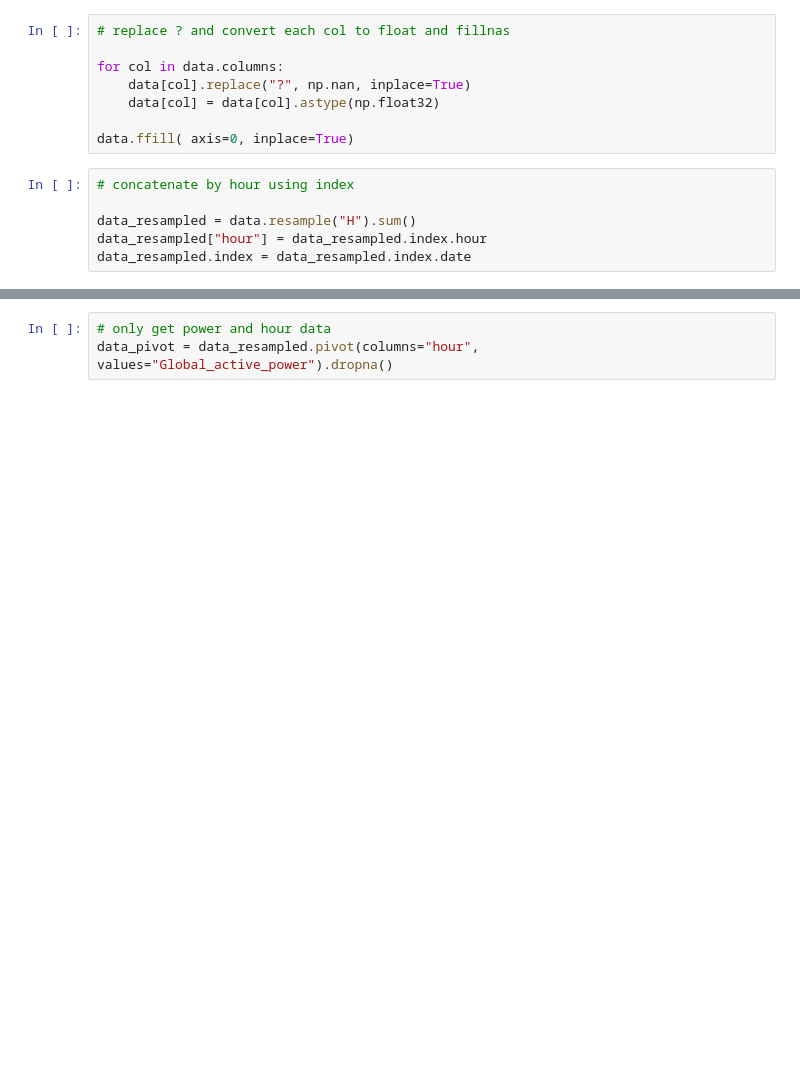
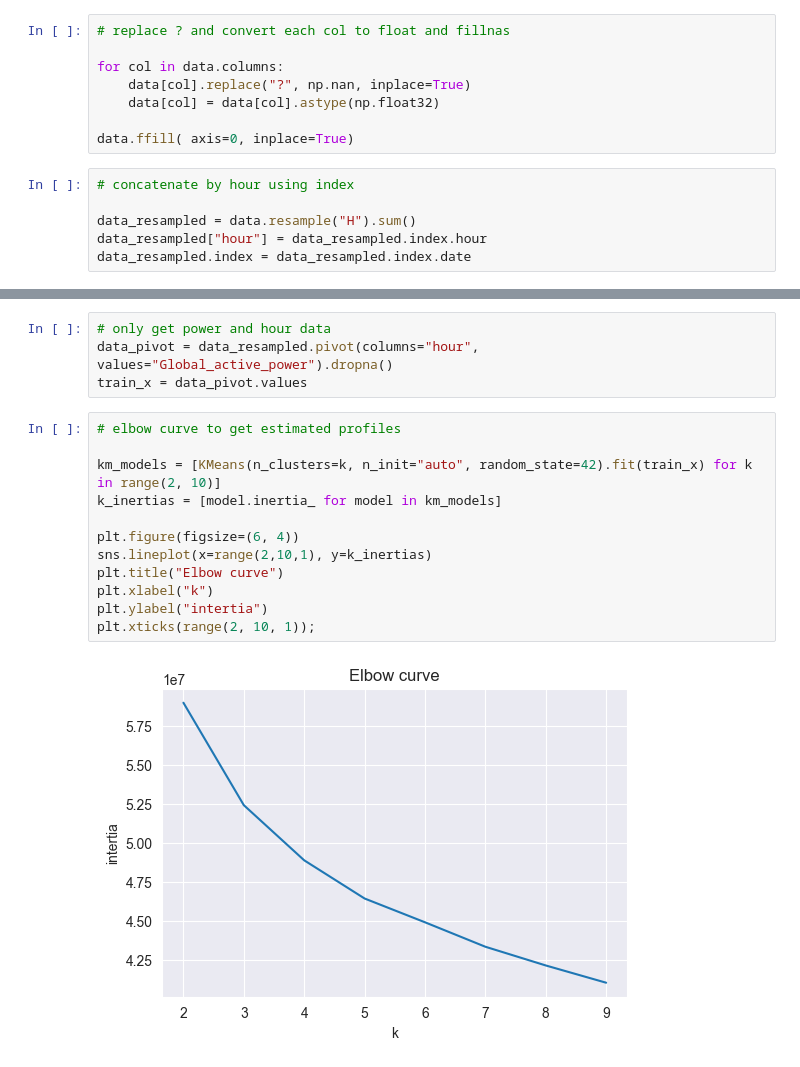
Before and after one commit to nitishsingh158/energy_consumption_clustering, a Jupyter notebook: energy_clustering.ipynb, the cells around one changed output, grey strips where cells are left out. Drawn from its saved outputs; the diff is of its cells as text; blank space fills up the shorter version.

Commit message:
plot clusters

```diff
--- a/energy_clustering.ipynb
+++ b/energy_clustering.ipynb
@@ -42,3 +40,18 @@ data_resampled.pivot(columns='hour', values="Global_active_power").dropna().T.pl
 # %%
 # only get power and hour data
 data_pivot = data_resampled.pivot(columns="hour", values="Global_active_power").dropna()
+train_x = data_pivot.values
+# %%
+# elbow curve to get estimated profiles
+
+km_models = [KMeans(n_clusters=k, n_init="auto", random_state=42).fit(train_x) for k in range(2, 10)]
+k_inertias = [model.inertia_ for model in km_models]
+
+plt.figure(figsize=(6, 4))
+sns.lineplot(x=range(2,10,1), y=k_inertias)
+plt.title("Elbow curve")
+plt.xlabel("k")
+plt.ylabel("intertia")
+plt.xticks(range(2, 10, 1));
+# %% [output]
+[figure, added]
```
Also changed, not shown: parts of 7 cells of this notebook.
